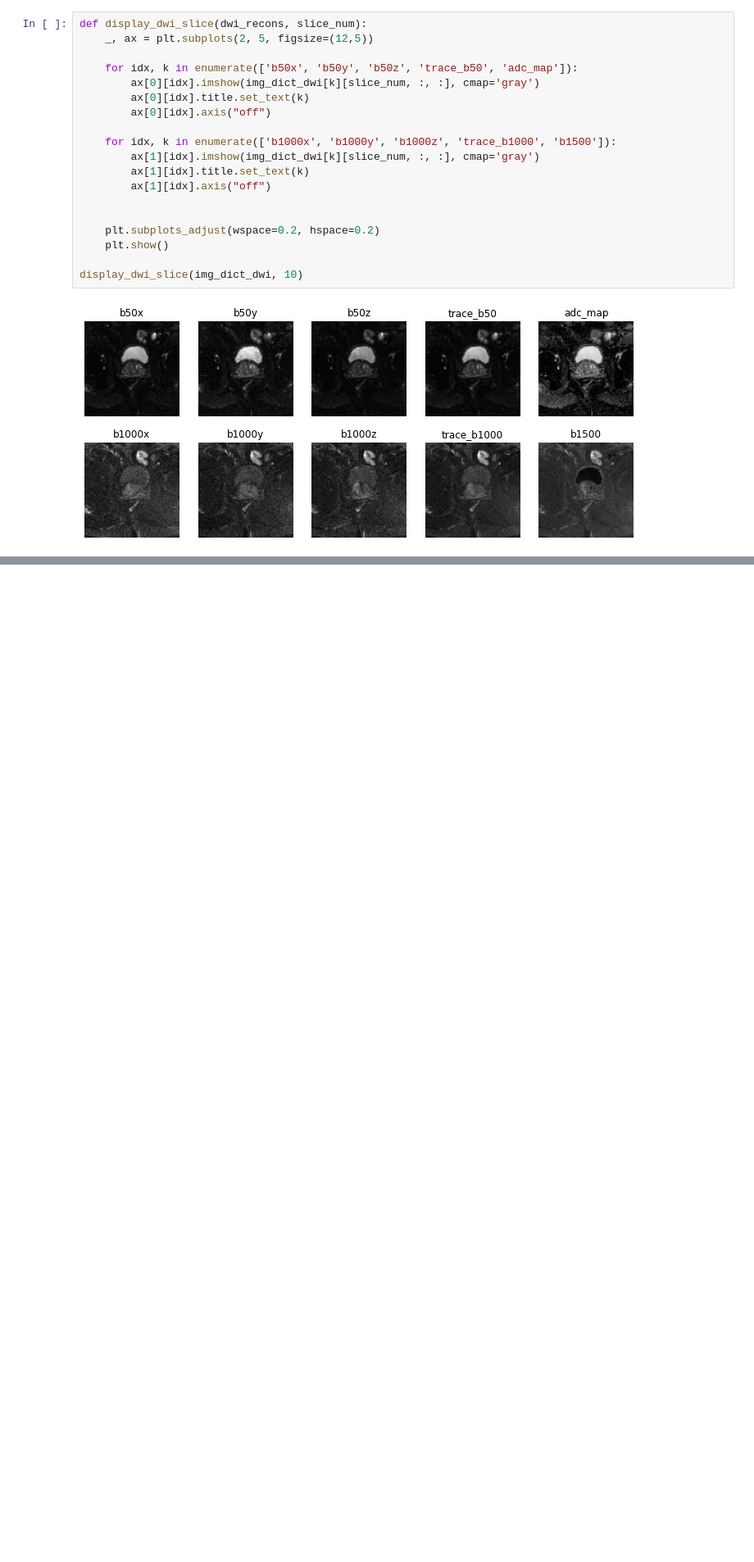
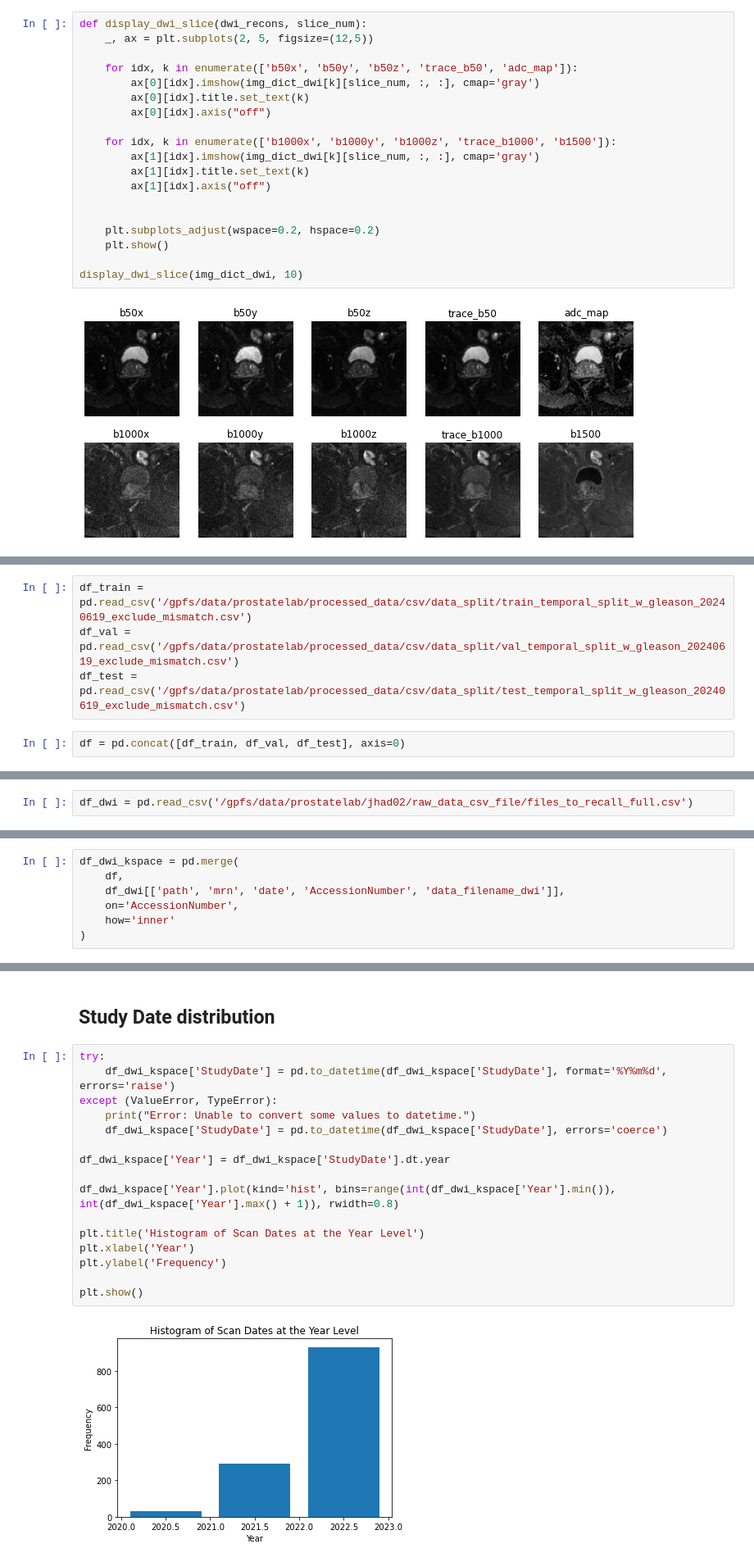
Before and after one commit to chopra-lab-nyu/fastMRI_prostate, a Jupyter notebook: fastmri_prostate_tutorial.ipynb, the cells around one changed output, grey strips where cells are left out. Shown at 82% size. Cells and saved outputs as stored; diff of their text form; blank space fills up the shorter version.

```diff
--- a/fastmri_prostate_tutorial.ipynb
+++ b/fastmri_prostate_tutorial.ipynb
@@ -198,0 +331,6 @@ display_dwi_slice(img_dict_dwi, 10)
+# %%
+df_train = pd.read_csv('/gpfs/data/prostatelab/processed_data/csv/data_split/train_temporal_split_w_gleason_20240619_exclude_mismatch.csv')
+df_val = pd.read_csv('/gpfs/data/prostatelab/processed_data/csv/data_split/val_temporal_split_w_gleason_20240619_exclude_mismatch.csv')
+df_test = pd.read_csv('/gpfs/data/prostatelab/processed_data/csv/data_split/test_temporal_split_w_gleason_20240619_exclude_mismatch.csv')
+# %%
+df = pd.concat([df_train, df_val, df_test], axis=0)
@@ -198,0 +341,2 @@ display_dwi_slice(img_dict_dwi, 10)
+# %%
+df_dwi = pd.read_csv('/gpfs/data/prostatelab/jhad02/raw_data_csv_file/files_to_recall_full.csv')
@@ -198,0 +359,7 @@ display_dwi_slice(img_dict_dwi, 10)
+# %%
+df_dwi_kspace = pd.merge(
+    df,
+    df_dwi[['path', 'mrn', 'date', 'AccessionNumber', 'data_filename_dwi']],
+    on='AccessionNumber',
+    how='inner'
+)
@@ -198,0 +377,20 @@ display_dwi_slice(img_dict_dwi, 10)
+# %% [markdown]
+## Study Date distribution
+# %%
+try:
+    df_dwi_kspace['StudyDate'] = pd.to_datetime(df_dwi_kspace['StudyDate'], format='%Y%m%d', errors='raise')
+except (ValueError, TypeError):
+    print("Error: Unable to convert some values to datetime.")
+    df_dwi_kspace['StudyDate'] = pd.to_datetime(df_dwi_kspace['StudyDate'], errors='coerce')
+
+df_dwi_kspace['Year'] = df_dwi_kspace['StudyDate'].dt.year
+
+df_dwi_kspace['Year'].plot(kind='hist', bins=range(int(df_dwi_kspace['Year'].min()), int(df_dwi_kspace['Year'].max() + 1)), rwidth=0.8)
+
+plt.title('Histogram of Scan Dates at the Year Level')
+plt.xlabel('Year')
+plt.ylabel('Frequency')
+
+plt.show()
+# %% [output]
+[figure, added]
```
Also changed, not shown: parts of 63 cells of this notebook, 2 other files.
